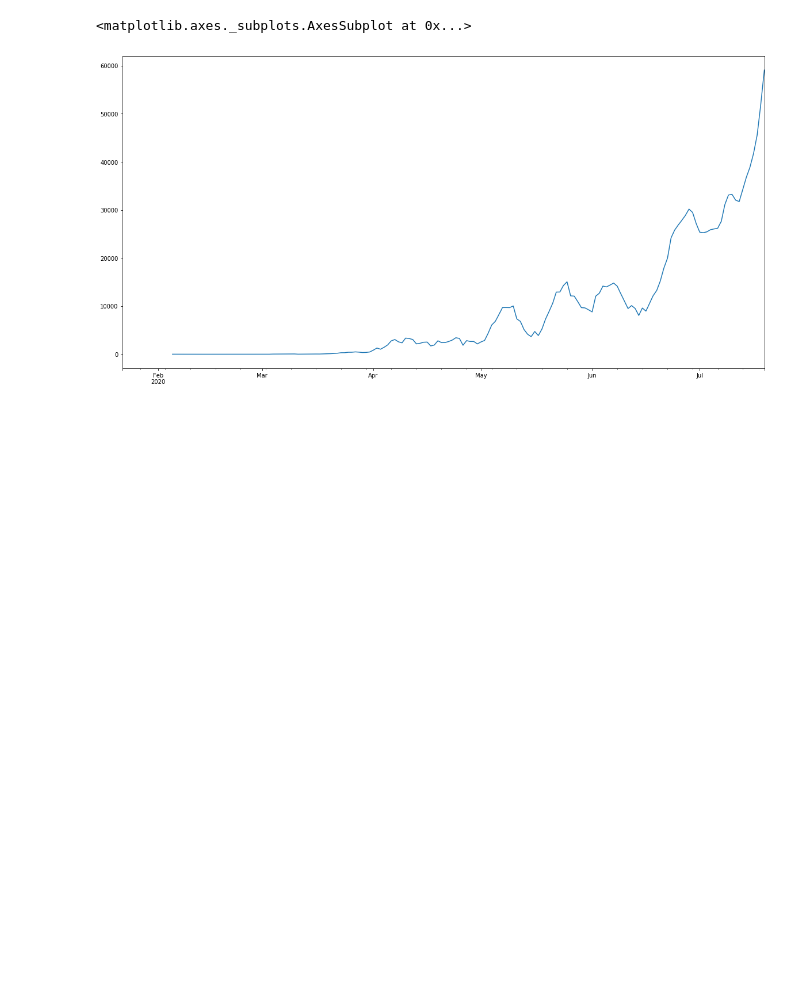
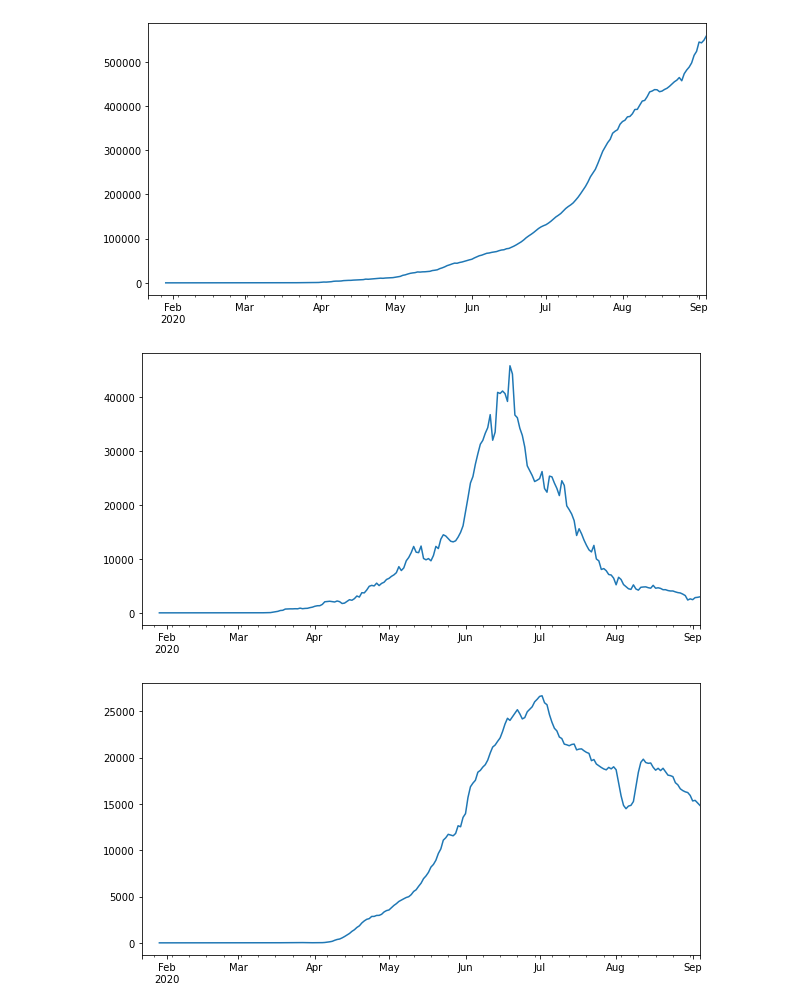
Before and after one commit to dviabhav/NYTCovidData, a Jupyter notebook: Covid19 file.ipynb, the cells around one changed output. Cells and saved outputs as stored; diff of their text form; code cells hidden in the pictures; blank space fills up the shorter version.

```diff
--- a/Covid19 file.ipynb
+++ b/Covid19 file.ipynb
@@ -265,5 +252,11 @@ plt.show()
 # %%
-raw_Global['India'].diff(7).diff(7).plot(figsize = (20,10))
+raw_Global['India'].diff(7).plot(figsize = (10,5))
+plt.show()
+raw_Global['Pakistan'].diff(7).plot(figsize = (10,5))
+plt.show()
+raw_Global['Bangladesh'].diff(7).plot(figsize = (10,5))
+plt.show()
 # %% [output]
-<matplotlib.axes._subplots.AxesSubplot at 0x...>
-[figure, old version]
+[figure, new version]
+[figure, added]
+[figure, added]
```
Also changed, not shown: parts of 16 cells of this notebook, 1 other file.
